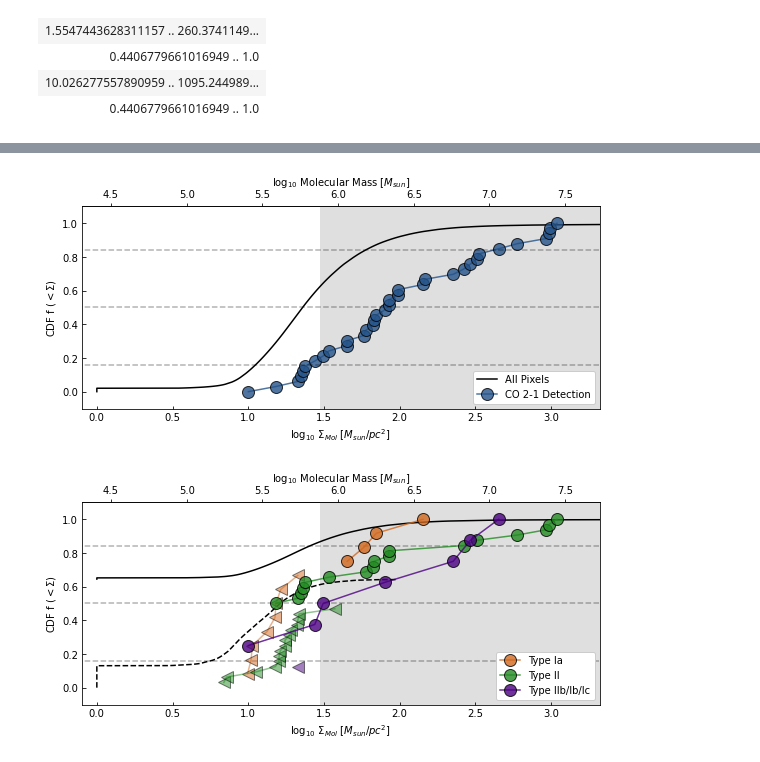
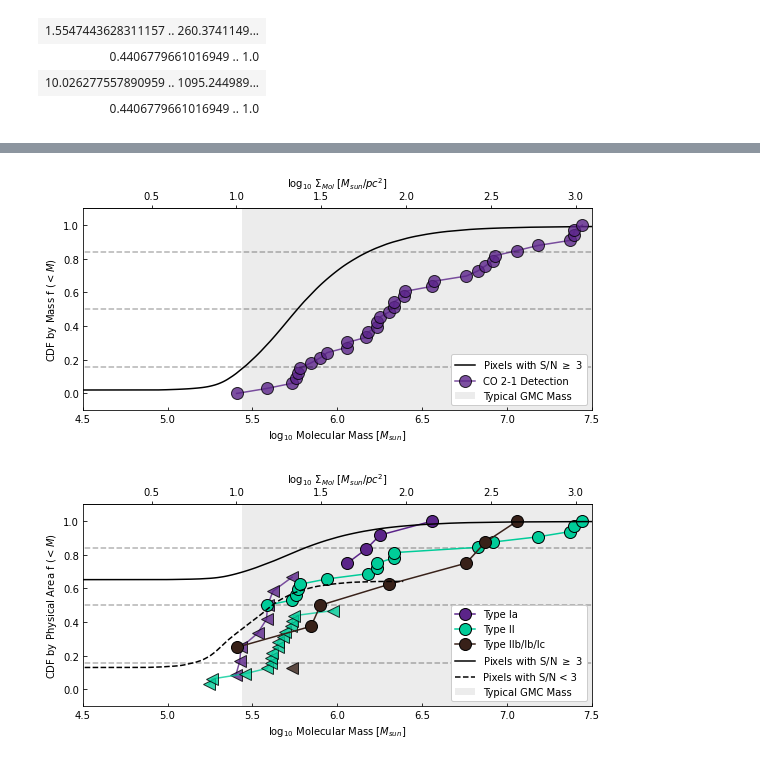
Before and after one commit to NessMayker/SNeCO, a Jupyter notebook: Code/3.2b_Plots_CDFs_150pc.ipynb, the cells around one changed output, grey strips where cells are left out. Drawn from its saved outputs; the diff is of its cells as text; code cells hidden in the pictures.

```diff
--- a/Code/3.2b_Plots_CDFs_150pc.ipynb
+++ b/Code/3.2b_Plots_CDFs_150pc.ipynb
@@ -24,9 +24,15 @@ from findPercentiles import findStats
 from flattenList import flatten
 
 colorSingle = "purple"
-color1of3   = "chocolate"
-color2of3   = "forestgreen"
-color3of3   = "indigo"
+# color1of3   = "chocolate"
+# color2of3   = "forestgreen"
+# color3of3   = "indigo"
+# color1of3   = "#F5793A"
+# color2of3   = "#A95AA1"
+color3of3   = "#382119"
+color1of3   = "purple"
+color2of3   = "orange"
+#color3of3   = "black"
 # %%
 # Convert MGSD to Mass
 
@@ -226,64 +319,64 @@ CDFlogAPIDetections, yLogAPIDetections = makeCDF(logAPIDetections, min=0)
 fig, axs = plt.subplots(1,1)
 fig.set_figheight(4)
 fig.set_figwidth(8)
-axs.plot(CDFlogAPIDetections, yLogAPIDetections, color = 'black', linestyle = '-', label = 'All Pixels')
-axs.plot(CDFlogDetections, yLogDetections, marker = 'o', ms = ms, color = darkblue,mec='black', alpha = 0.8, label="CO 2-1 Detection")
+axs.plot(logCDFAP_D_only_M_x, logCDFAP_D_only_M_PP_y, color = 'black', linestyle = '-', label = 'Pixels with S/N $\geq$ 3')
+axs.plot(logCDFSN_D_only_M_x, logCDFSN_D_only_M_y, marker = 'o', ms = ms, color = darkpurple,mec='black', alpha = 0.8, label="CO 2-1 Detection")
 axs.axhline(y=0.16, xmin=-0.3, xmax = 1, ls = '--', color = 'k', alpha = 0.3)
 axs.axhline(y=0.50, xmin=-0.3, xmax = 1, ls = '--', color = 'k', alpha = 0.3)
-axs.axhline(y=0.84, xmin=-0.3, xmax = np.log10(CDFdetection_mgsd_mda[-1]+100), ls = '--', color = 'k', alpha = 0.3)
-axs.set_xlabel(r'$\log_{10}$ $\Sigma_{Mol}$ $[M_{sun}/pc^2]$')
-axs.set_ylabel(r'CDF f $ (< \Sigma $)')
-secax = axs.secondary_xaxis('top', functions=(mgsd2mass, mass2mgsd))
-secax.set_xlabel(r'$\log_{10}$ Molecular Mass [$M_{sun}$]')
-axs.axvspan(xmin=1.4771,xmax = np.log10(CDFdetection_mgsd_mda[-1] + 1000), facecolor="gray", alpha=0.25)
-axs.set_xlim(-0.1, np.log10(CDFdetection_mgsd_mda[-1] + 1000))
+axs.axhline(y=0.84, xmin=-0.3, xmax = 1, ls = '--', color = 'k', alpha = 0.3)
+axs.set_ylabel(r'CDF by Mass f $ (< M $)')
+secax = axs.secondary_xaxis('top', functions=(mass2mgsd, mgsd2mass))
+secax.set_xlabel(r'$\log_{10}$ $\Sigma_{Mol}$ $[M_{sun}/pc^2]$')
+axs.set_xlabel(r'$\log_{10}$ Molecular Mass [$M_{sun}$]')
+axs.axvspan(xmin=5.44155,xmax = 7.5, facecolor="gray", alpha=0.15, label="Typical GMC Mass")
+axs.set_xlim(4.5, 7.5)
 axs.set_ylim(-0.1, 1.1)
 axs.legend(frameon=True,loc='lower right',facecolor='white', framealpha=1)
 axs.tick_params(axis='both', direction = "in")
 plt.tight_layout()
-plt.savefig('../Figures/CDF150pcOnlyDetections.png', dpi=300)
+plt.savefig('../Figures/CDF_Mass_ALLSNe_onlyDetections.png', dpi=300)
 plt.show()
 plt.close()
 # %% [output]
-[figure, old version]
+[figure, new version]
 # %%
 # Single Plot Sun+20 Alpha - All Types!
 
 ms = 12
 fs = 14
 
 fig, axs = plt.subplots(1,1)
 fig.set_figheight(4)
 fig.set_figwidth(8)
-axs.plot(logCDFAPIx_mgsd_mda, APIy_mgsd_mda, color = 'black', linestyle = '-')
-axs.plot(logCDFAPLx_mgsd_mda, APLy_mgsd_mda, color = 'black', linestyle = '--')
+
 # axs.annotate(r'$\alpha_{CO}$: Sun+20', xy=(110, 179), xycoords='axes points',
 #             size=14, ha='right', va='top',
 #             bbox=dict(boxstyle='round', fc='w',edgecolor='none'))
-axs.axhline(y=0.16, xmin=-0.3, xmax = np.log10(CDFdetection_mgsd_mda[-1]+1000), ls = '--', color = 'k', alpha = 0.3)
-axs.axhline(y=0.50, xmin=-0.3, xmax = np.log10(CDFdetection_mgsd_mda[-1]+1000), ls = '--', color = 'k', alpha = 0.3)
-axs.axhline(y=0.84, xmin=-0.3, xmax = np.log10(CDFdetection_mgsd_mda[-1]+1000), ls = '--', color = 'k', alpha = 0.3)
-axs.set_xlabel(r'$\log_{10}$ $\Sigma_{Mol}$ $[M_{sun}/pc^2]$')
-secax = axs.secondary_xaxis('top', functions=(mgsd2mass, mass2mgsd))
-secax.set_xlabel(r'$\log_{10}$ Molecular Mass [$M_{sun}$]')
-axs.set_ylabel(r'CDF f $ (<\Sigma$)')
-axs.axvspan(xmin=1.4771,xmax = np.log10(CDFdetection_mgsd_mda[-1] + 1000), facecolor="gray", alpha=0.25)
-axs.set_xlim(-0.1, np.log10(CDFdetection_mgsd_mda[-1] + 1000))
+axs.axhline(y=0.16, xmin=-0.3, xmax = 1, ls = '--', color = 'k', alpha = 0.3)
+axs.axhline(y=0.50, xmin=-0.3, xmax = 1, ls = '--', color = 'k', alpha = 0.3)
+axs.axhline(y=0.84, xmin=-0.3, xmax = 1, ls = '--', color = 'k', alpha = 0.3)
+secax = axs.secondary_xaxis('top', functions=(mass2mgsd, mgsd2mass))
+secax.set_xlabel(r'$\log_{10}$ $\Sigma_{Mol}$ $[M_{sun}/pc^2]$')
+axs.set_xlabel(r'$\log_{10}$ Molecular Mass [$M_{sun}$]')
+axs.set_ylabel(r'CDF by Physical Area f $ (<M$)')
+axs.axvspan(xmin=5.44155,xmax = 7.5, facecolor="gray", alpha=0.15, zorder=0, label="Typical GMC Mass")
+axs.set_xlim(4.5, 7.5)
 axs.set_ylim(-0.1, 1.1)
-axs.plot(logCDFdetectionIa_mgsd_mda, ydetectionIa_mgsd_mda, marker = 'o', ms = ms, color = color1of3,mec='black', alpha = 0.8, label="Type Ia")
-axs.plot(logCDFnondetectionIa_mgsd_mda, ynondetectionIa_mgsd_mda, marker = '<',color = color1of3,mec='black', ms = ms, alpha = 0.5)
+axs.plot(logCDFSN_D_M_Ia_x, CDFSN_D_M_Ia_y, marker = 'o', ms = ms, color = darkpurple,mec='black', alpha = 1.0, label="Type Ia")
+axs.plot(logCDFSN_ND_M_Ia_x, CDFSN_ND_M_Ia_y, marker = '<',color = darkpurple,mec='black', ms = ms, alpha = 0.8)
 
-axs.plot(logCDFdetectionII_mgsd_mda, ydetectionII_mgsd_mda, marker = 'o', ms = ms, color = color2of3, mec='black', alpha = 0.8, label="Type II")
-axs.plot(logCDFnondetectionII_mgsd_mda, ynondetectionII_mgsd_mda, marker = '<',color = color2of3,mec='black', ms = ms, alpha = 0.5)
+axs.plot(logCDFSN_D_M_II_x, CDFSN_D_M_II_y, marker = 'o', ms = ms, color = "#00cc99", mec='black', alpha = 1.0, label="Type II")
+axs.plot(logCDFSN_ND_M_II_x, CDFSN_ND_M_II_y, marker = '<',color = "#00cc99",mec='black', ms = ms, alpha = 0.8)
 
-axs.plot(logCDFdetectionSESN_mgsd_mda, ydetectionSESN_mgsd_mda, marker = 'o', ms = ms, color = color3of3,mec='black', alpha = 0.8, label="Type IIb/Ib/Ic")
-axs.plot(logCDFnondetectionSESN_mgsd_mda, ynondetectionSESN_mgsd_mda, marker = '<',color = color3of3,mec='black', ms = ms, alpha = 0.5)
-
+axs.plot(logCDFSN_D_M_SESN_x, CDFSN_D_M_SESN_y, marker = 'o', ms = ms, color = color3of3,mec='black', alpha = 1.0, label="Type IIb/Ib/Ic")
+axs.plot(logCDFSN_ND_M_SESN_x, CDFSN_ND_M_SESN_y, marker = '<',color = color3of3,mec='black', ms = ms, alpha = 0.8)
+axs.plot(logCDFAP_D_M_x, AP_D_M_PP_y, color = 'black', linestyle = '-', label = 'Pixels with S/N $\geq$ 3')
+axs.plot(logCDFAP_ND_M_x, AP_ND_M_PP_y, color = 'black', linestyle = '--', label = 'Pixels with S/N < 3')
 axs.legend(frameon=True,loc='lower right', facecolor='white', framealpha=1)
 axs.tick_params(axis='both', direction = "in")
 plt.tight_layout()
-plt.savefig('../Figures/COEmissionCDFByType.png', dpi=300)
+plt.savefig('../Figures/CDF_Mass_ByType.png', dpi=300)
 plt.show()
 plt.close()
 # %% [output]
-[figure, old version]
+[figure, new version]
```
Also changed, not shown: parts of 11 cells of this notebook, 9 other files.
